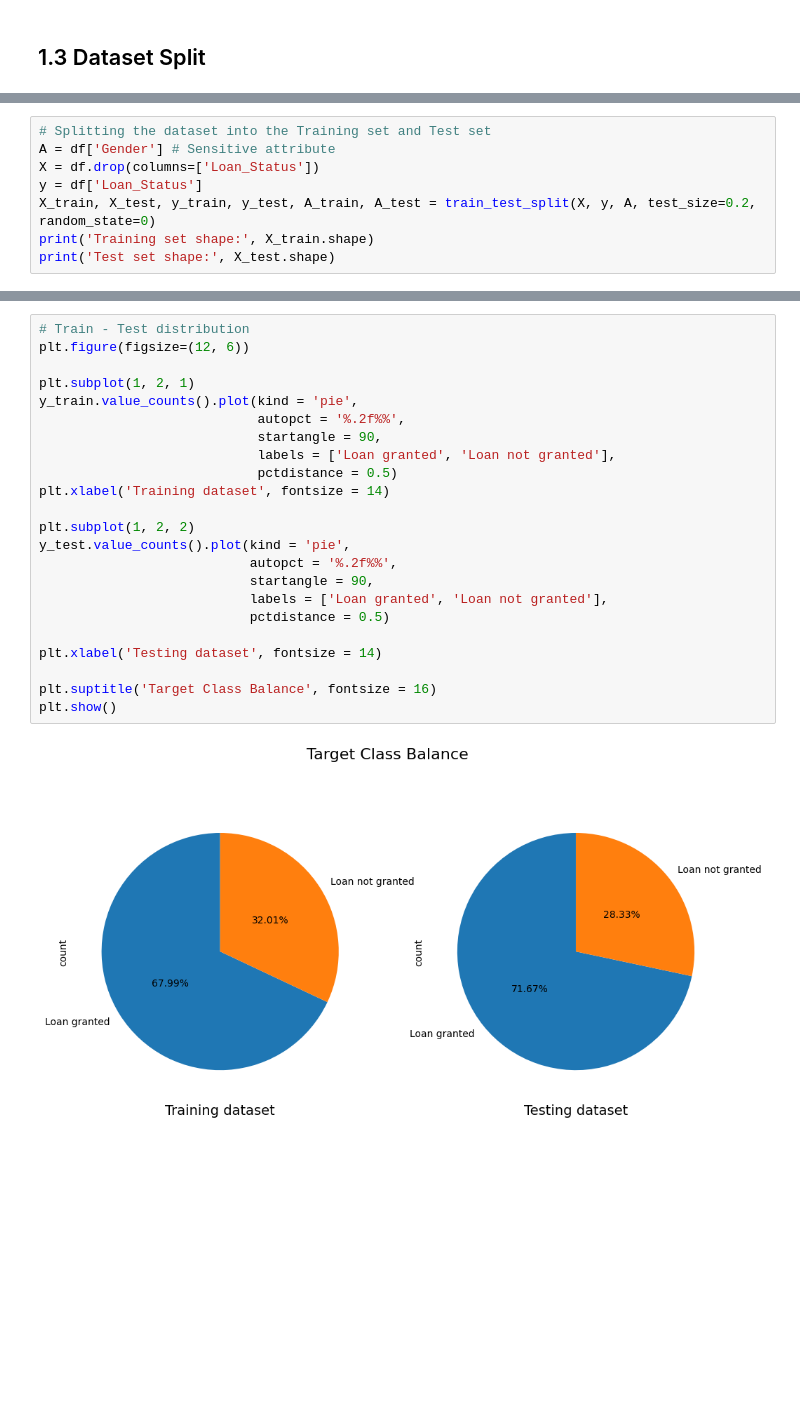
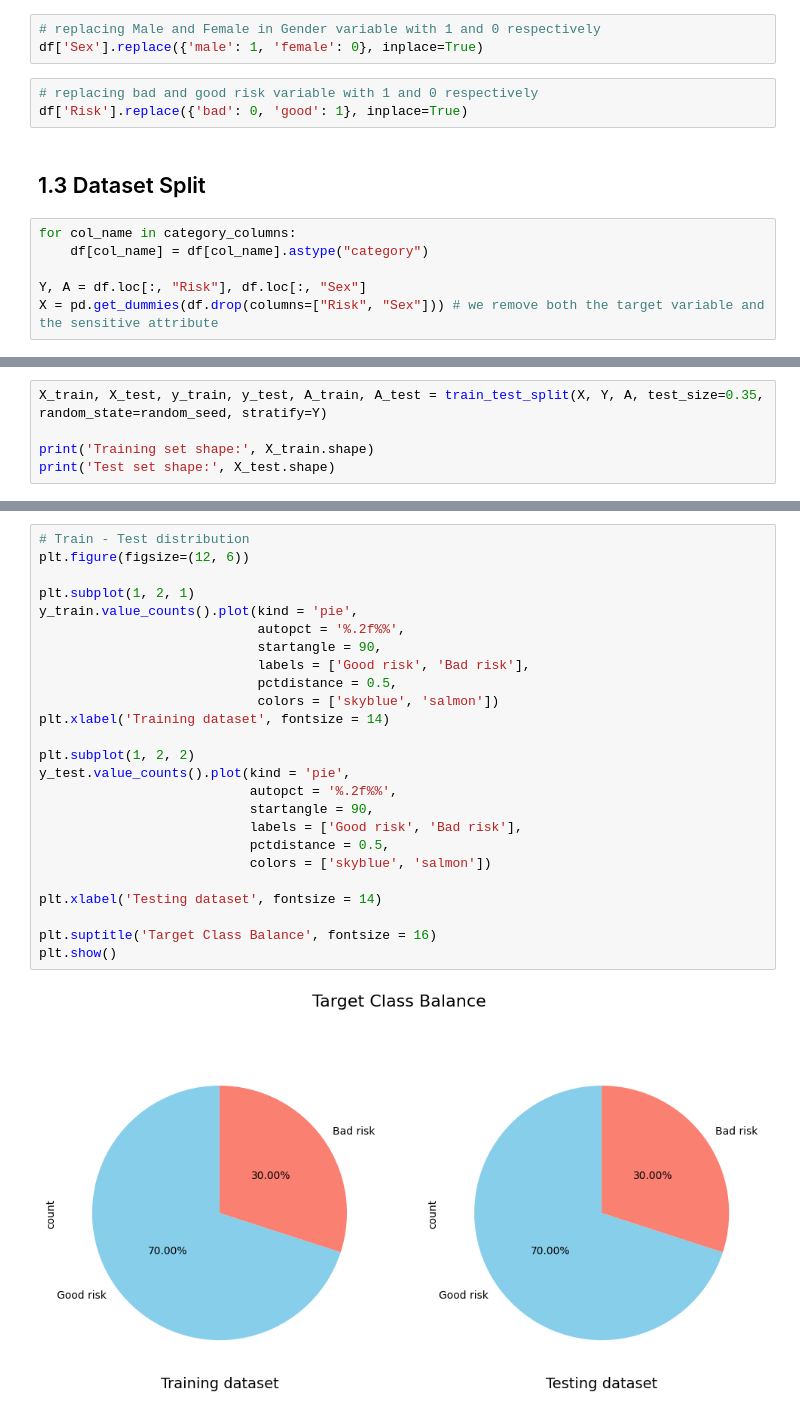
Before and after one commit to NiccoloMarzi/Ethics-in-AI, a Jupyter notebook: loan_eligibility.ipynb, the cells around one changed output, grey strips where cells are left out. Drawn from its saved outputs; the diff is of its cells as text; blank space fills up the shorter version.

```diff
--- a/loan_eligibility.ipynb
+++ b/loan_eligibility.ipynb
@@ -405,2 +425,14 @@ df
+# %%
+# replacing Male and Female in Gender variable with 1 and 0 respectively
+df['Sex'].replace({'male': 1, 'female': 0}, inplace=True)
+# %%
+# replacing bad and good risk variable with 1 and 0 respectively
+df['Risk'].replace({'bad': 0, 'good': 1}, inplace=True)
 # %% [markdown]
 ## 1.3 Dataset Split
+# %%
+for col_name in category_columns:
+    df[col_name] = df[col_name].astype("category")
+
+Y, A = df.loc[:, "Risk"], df.loc[:, "Sex"]
+X = pd.get_dummies(df.drop(columns=["Risk", "Sex"])) # we remove both the target variable and the sensitive attribute
@@ -407,9 +454,6 @@ df
 # %%
-# Splitting the dataset into the Training set and Test set
-A = df['Gender'] # Sensitive attribute
-X = df.drop(columns=['Loan_Status'])
-y = df['Loan_Status']
-X_train, X_test, y_train, y_test, A_train, A_test = train_test_split(X, y, A, test_size=0.2, random_state=0)
+X_train, X_test, y_train, y_test, A_train, A_test = train_test_split(X, Y, A, test_size=0.35, random_state=random_seed, stratify=Y)
+
 print('Training set shape:', X_train.shape)
 print('Test set shape:', X_test.shape)
 # %% [output]
@@ -418,25 +462,27 @@ Test set shape: (120, 17)
 # %%
 # Train - Test distribution
 plt.figure(figsize=(12, 6))
 
 plt.subplot(1, 2, 1)
 y_train.value_counts().plot(kind = 'pie',
                             autopct = '%.2f%%',
                             startangle = 90,
-                            labels = ['Loan granted', 'Loan not granted'],
-                            pctdistance = 0.5)
+                            labels = ['Good risk', 'Bad risk'],
+                            pctdistance = 0.5,
+                            colors = ['skyblue', 'salmon'])
 plt.xlabel('Training dataset', fontsize = 14)
 
 plt.subplot(1, 2, 2)
 y_test.value_counts().plot(kind = 'pie',
                            autopct = '%.2f%%',
                            startangle = 90,
-                           labels = ['Loan granted', 'Loan not granted'],
-                           pctdistance = 0.5)
+                           labels = ['Good risk', 'Bad risk'],
+                           pctdistance = 0.5,
+                           colors = ['skyblue', 'salmon'])
 
 plt.xlabel('Testing dataset', fontsize = 14)
 
 plt.suptitle('Target Class Balance', fontsize = 16)
 plt.show()
 # %% [output]
-[figure, old version]
+[figure, new version]
```
Also changed, not shown: parts of 173 cells of this notebook, 2 other files.
